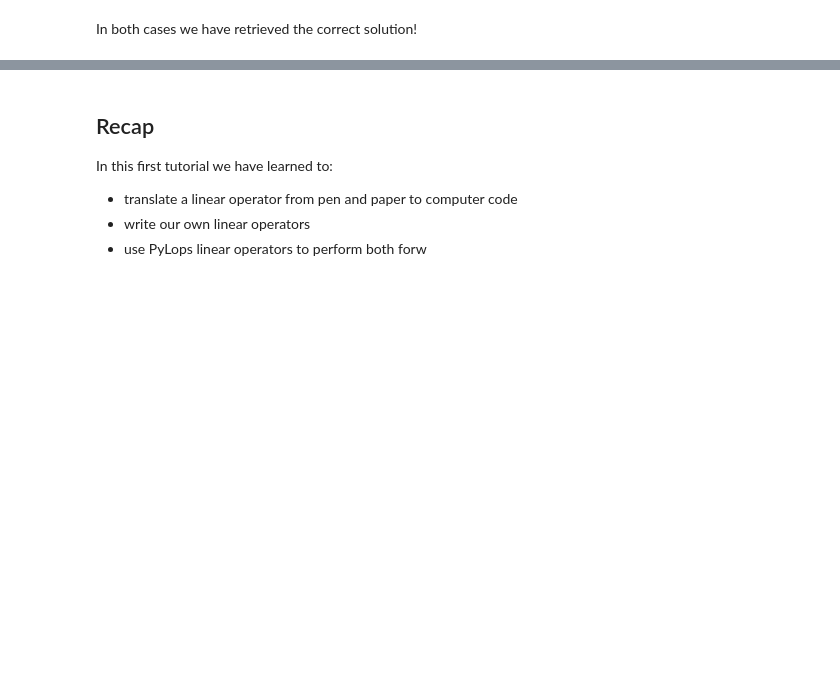
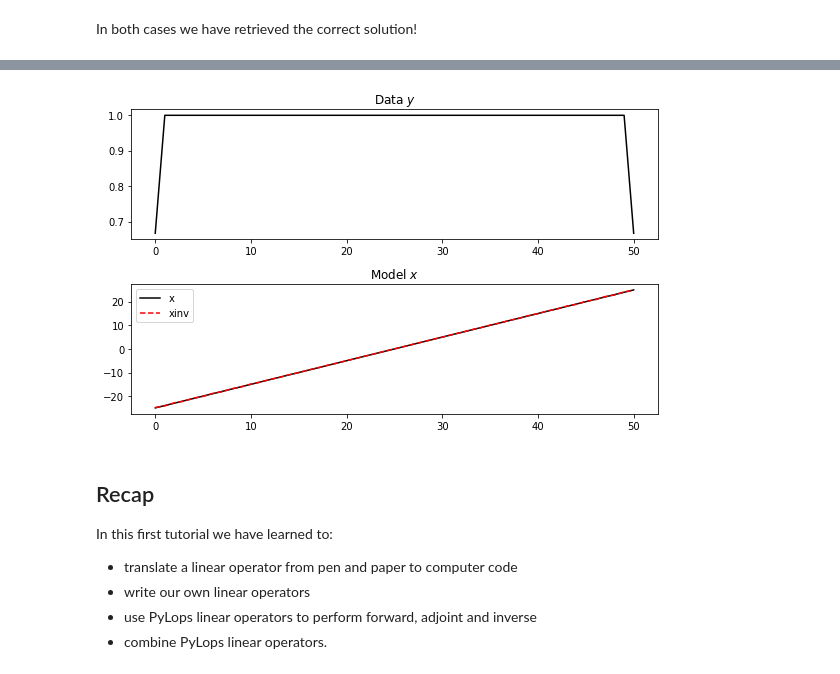
Before and after one commit to PyLops/pylops_pydata2020, a Jupyter notebook: Intro.ipynb, the cells around one changed output, grey strips where cells are left out. Drawn from its saved outputs; the diff is of its cells as text; code cells hidden in the pictures; blank space fills up the shorter version.

```diff
--- a/Intro.ipynb
+++ b/Intro.ipynb
@@ -332,3 +361,29 @@ In both cases we have retrieved the correct solution!
+# %%
+nx = 51
+x = np.arange(nx) - (nx-1)/2
+
+Dop = pylops.FirstDerivative(nx, edge=True)
+Sop = pylops.Smoothing1D(3, nx)
+
+# Chain the two operators
+Op = Sop * Dop
+
+# Create data
+y = Op * x
+
+# Invert
+xinv = Dop / y
+
+fig, (ax1, ax2) = plt.subplots(2, 1, figsize=(8, 5))
+ax1.plot(y, 'k')
+ax1.set_title(r"Data $y$")
+ax2.plot(x, 'k', label='x')
+ax2.plot(xinv, '--r', label='xinv')
+ax2.legend()
+ax2.set_title(r"Model $x$")
+plt.tight_layout()
+# %% [output]
+[figure, added]
 # %% [markdown]
 ## Recap
 
@@ -336,6 +391,7 @@ In this first tutorial we have learned to:
 
 - translate a linear operator from pen and paper to computer code
 - write our own linear operators
-- use PyLops linear operators to perform both forw
+- use PyLops linear operators to perform forward, adjoint and inverse
+- combine PyLops linear operators.
 # %%
 scooby.Report(core='pylops')
```
Also changed, not shown: parts of 15 cells of this notebook, 1 other file.
